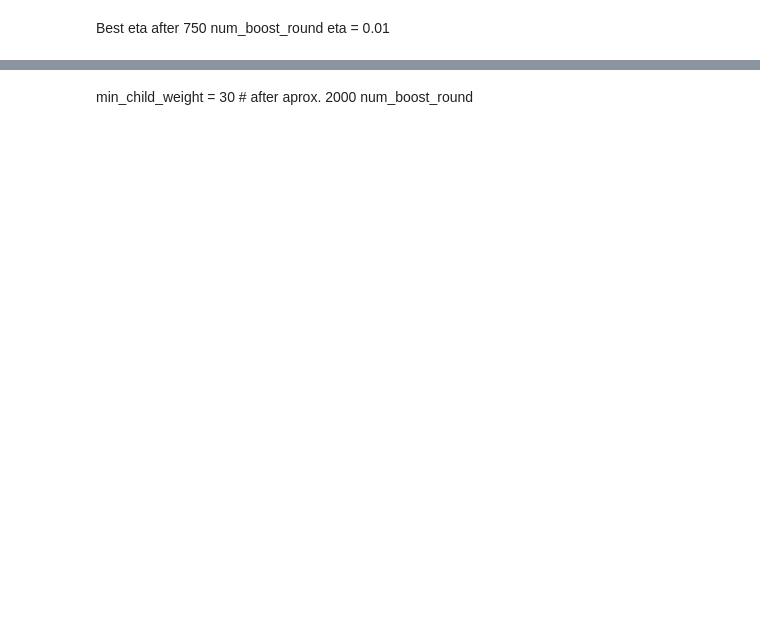
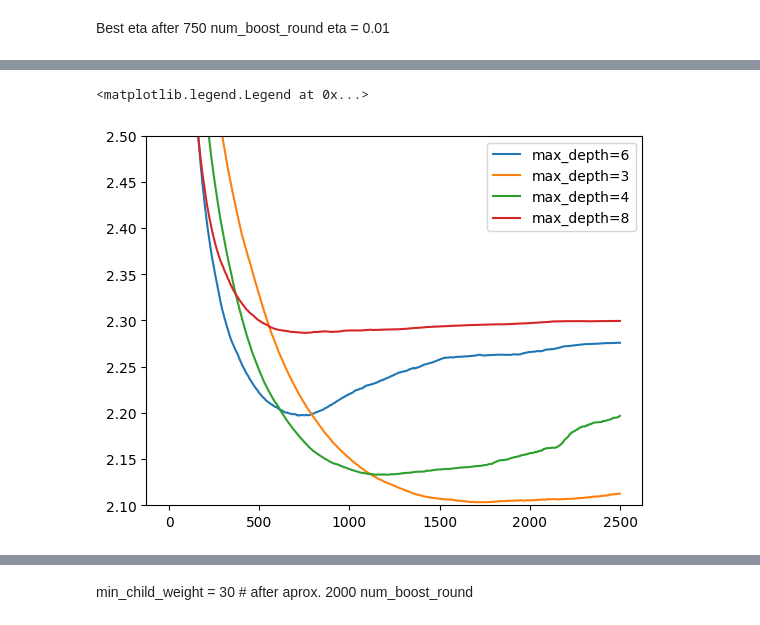
Before and after one commit to alexispdDev/student-performance-prediction, a Jupyter notebook: src/student_performance_prediction/main.ipynb, the cells around one changed output, grey strips where cells are left out. Drawn from its saved outputs; the diff is of its cells as text; code cells hidden in the pictures; blank space fills up the shorter version.

```diff
--- a/src/student_performance_prediction/main.ipynb
+++ b/src/student_performance_prediction/main.ipynb
@@ -605,7 +707,11 @@ eta = 0.01
 scores = {}
 # %%
 %%capture output
-max_depth = 10 # replace values manually for max_depth=6, max_depth=3, max_depth=4, max_depth=8, max_depth=10
+max_depth = 6 # replace values manually for max_depth=6, max_depth=3, max_depth=4, max_depth=8, max_depth=10
+# max_depth = 3
+# max_depth = 4
+# max_depth = 8
+# max_depth = 10
 
 xgb_params = {
     'eta': 0.01,
@@ -641,11 +754,14 @@ plt.legend()
 # %%
 # Remove max_depth=10 and zoom the graph between scores of 2.3-2.5 for a better visualization.
 max_depths = [x for x in scores.keys() if x not in ['max_depth=10']]
 for max_depth in max_depths:
     df_scores = scores[max_depth]
     plt.plot(df_scores['num_iter'], df_scores['val_score'], label=max_depth)
-plt.ylim(2.3, 2.5)
+plt.ylim(2.1, 2.5)
 plt.legend()
+# %% [output]
+<matplotlib.legend.Legend at 0x...>
+[figure, added]
 # %%
 df_scores = pd.DataFrame()
 for key in scores.keys():
```
Also changed, not shown: parts of 62 cells of this notebook.
